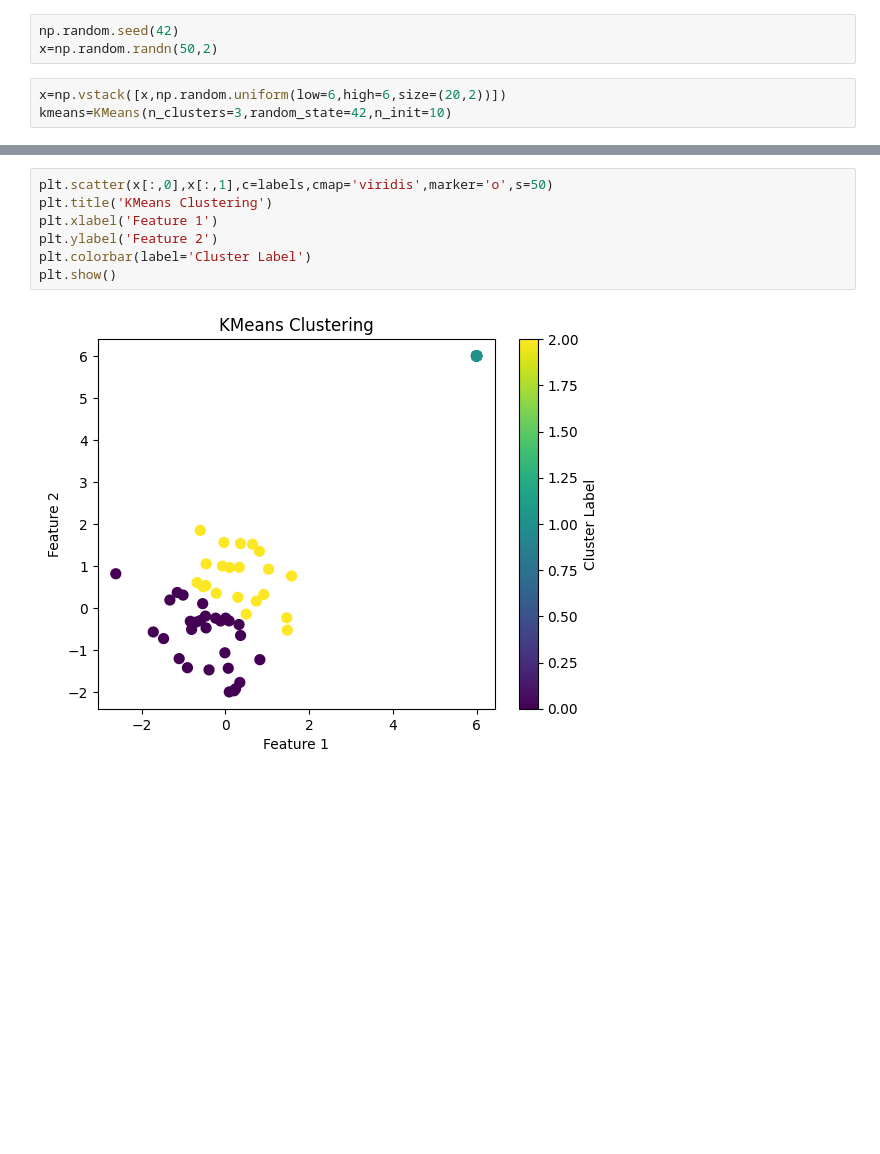
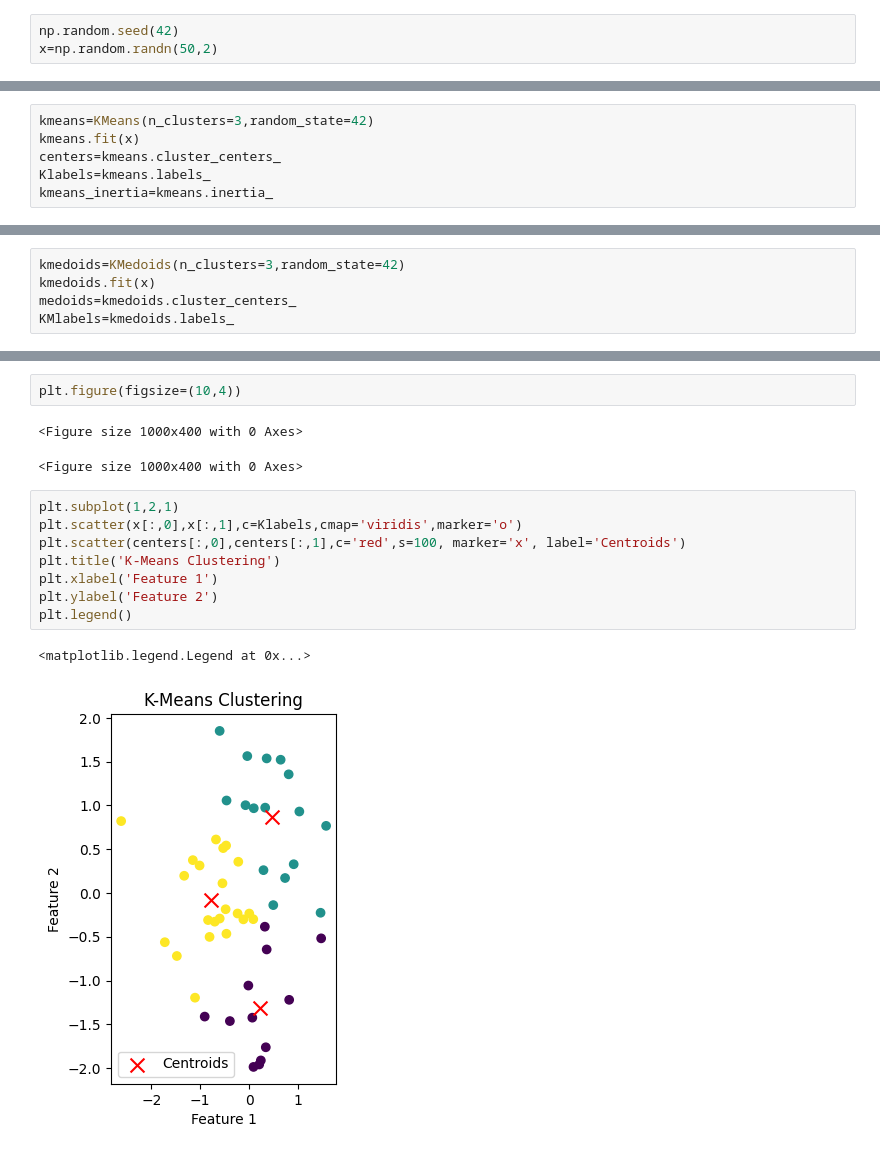
Before and after one commit to durgajc/portfolio_durga, a Jupyter notebook: clusteringmodel.ipynb, the cells around one changed output, grey strips where cells are left out. Saved outputs shown, nothing was run; the diff lists cells and outputs as text; blank space fills up the shorter version.

```diff
--- a/clusteringmodel.ipynb
+++ b/clusteringmodel.ipynb
@@ -7,6 +27,3 @@ import matplotlib.pyplot as plt
 # %%
 np.random.seed(42)
 x=np.random.randn(50,2)
-# %%
-x=np.vstack([x,np.random.uniform(low=6,high=6,size=(20,2))])
-kmeans=KMeans(n_clusters=3,random_state=42,n_init=10)
@@ -14,0 +30,6 @@ labels=kmeans.fit_predict(x)
+# %%
+kmeans=KMeans(n_clusters=3,random_state=42)
+kmeans.fit(x)
+centers=kmeans.cluster_centers_
+Klabels=kmeans.labels_
+kmeans_inertia=kmeans.inertia_
@@ -14,0 +39,5 @@ labels=kmeans.fit_predict(x)
+# %%
+kmedoids=KMedoids(n_clusters=3,random_state=42)
+kmedoids.fit(x)
+medoids=kmedoids.cluster_centers_
+KMlabels=kmedoids.labels_
@@ -15,9 +75,16 @@ labels=kmeans.fit_predict(x)
+# %%
+plt.figure(figsize=(10,4))
+# %% [output]
+<Figure size 1000x400 with 0 Axes>
+<Figure size 1000x400 with 0 Axes>
 # %%
-plt.scatter(x[:,0],x[:,1],c=labels,cmap='viridis',marker='o',s=50)
-plt.title('KMeans Clustering')
+plt.subplot(1,2,1)
+plt.scatter(x[:,0],x[:,1],c=Klabels,cmap='viridis',marker='o')
+plt.scatter(centers[:,0],centers[:,1],c='red',s=100, marker='x', label='Centroids')
+plt.title('K-Means Clustering')
 plt.xlabel('Feature 1')
 plt.ylabel('Feature 2')
-plt.colorbar(label='Cluster Label')
-plt.show()
+plt.legend()
 # %% [output]
+<matplotlib.legend.Legend at 0x...>
-[figure, old version]
+[figure, new version]
```
Also changed, not shown: parts of 11 cells of this notebook.
